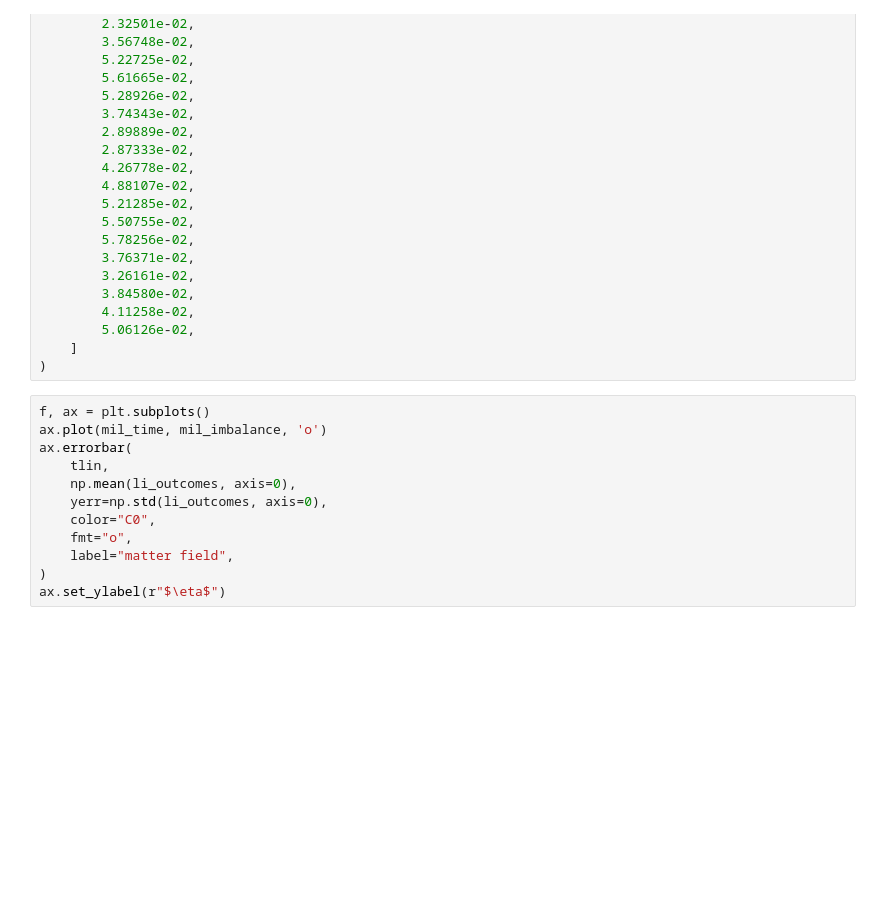
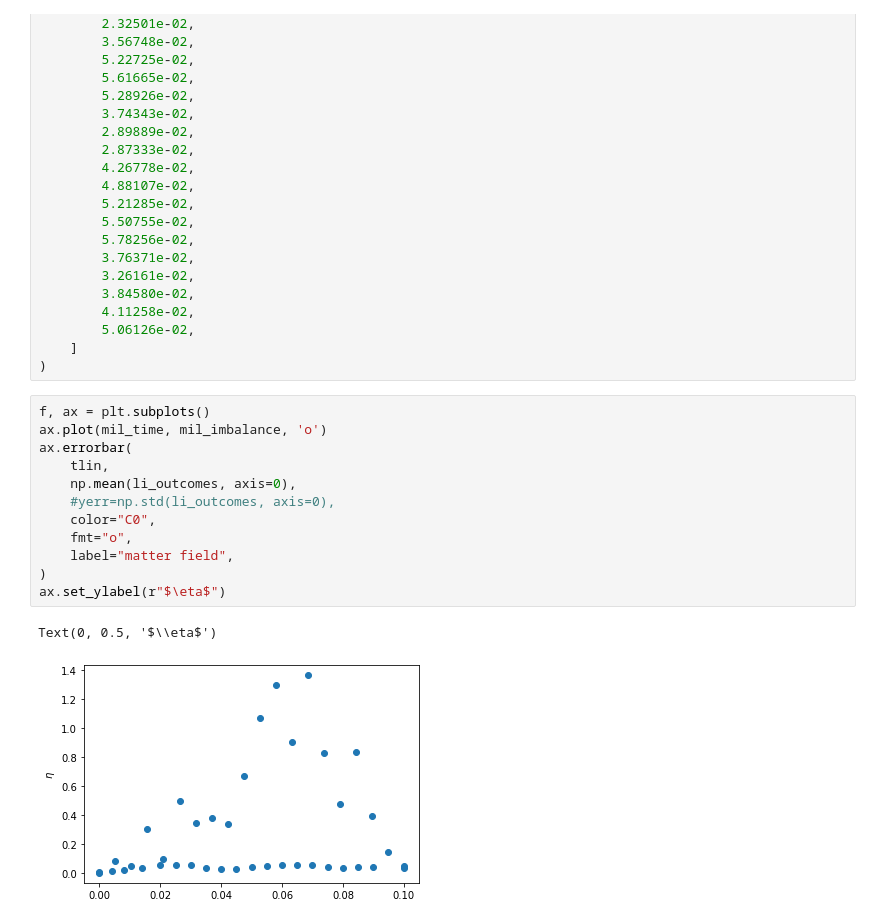
Before and after one commit to fretchen/qiskit-cold-atom, a Jupyter notebook: docs/tutorials/09_gauge_theory.ipynb, the cells around one changed output. Drawn from its saved outputs; the diff is of its cells as text; blank space fills up the shorter version.

```diff
--- a/docs/tutorials/09_gauge_theory.ipynb
+++ b/docs/tutorials/09_gauge_theory.ipynb
@@ -412,12 +417,15 @@ mil_imbalance = np.array(
 # %%
 f, ax = plt.subplots()
 ax.plot(mil_time, mil_imbalance, 'o')
 ax.errorbar(
     tlin,
     np.mean(li_outcomes, axis=0),
-    yerr=np.std(li_outcomes, axis=0),
+    #yerr=np.std(li_outcomes, axis=0),
     color="C0",
     fmt="o",
     label="matter field",
 )
 ax.set_ylabel(r"$\eta$")
+# %% [output]
+Text(0, 0.5, '$\\eta$')
+[figure, added]
```
Also changed, not shown: parts of 9 cells of this notebook.
